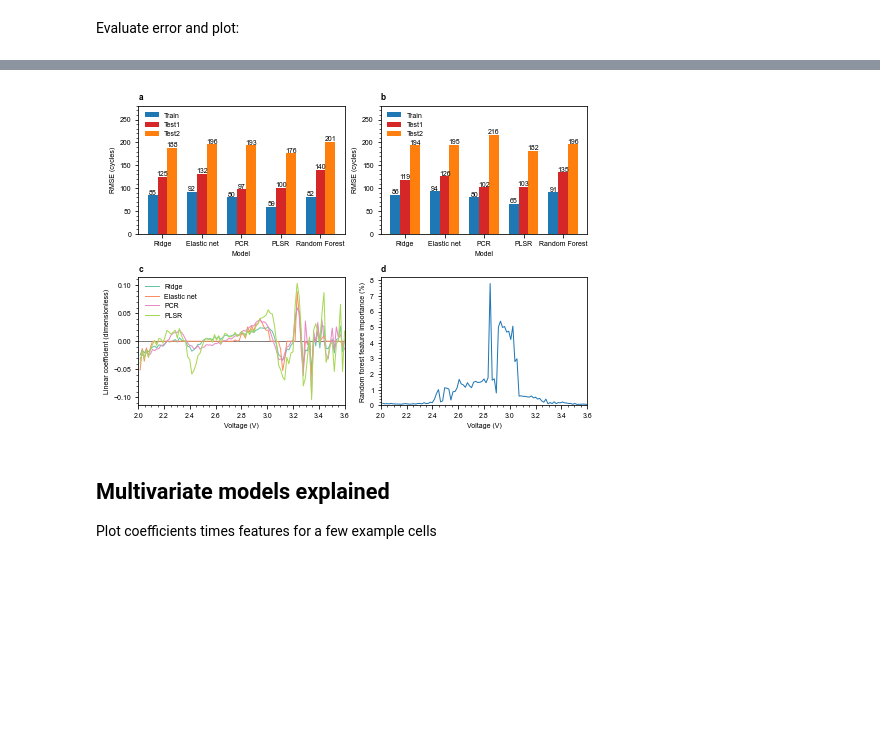
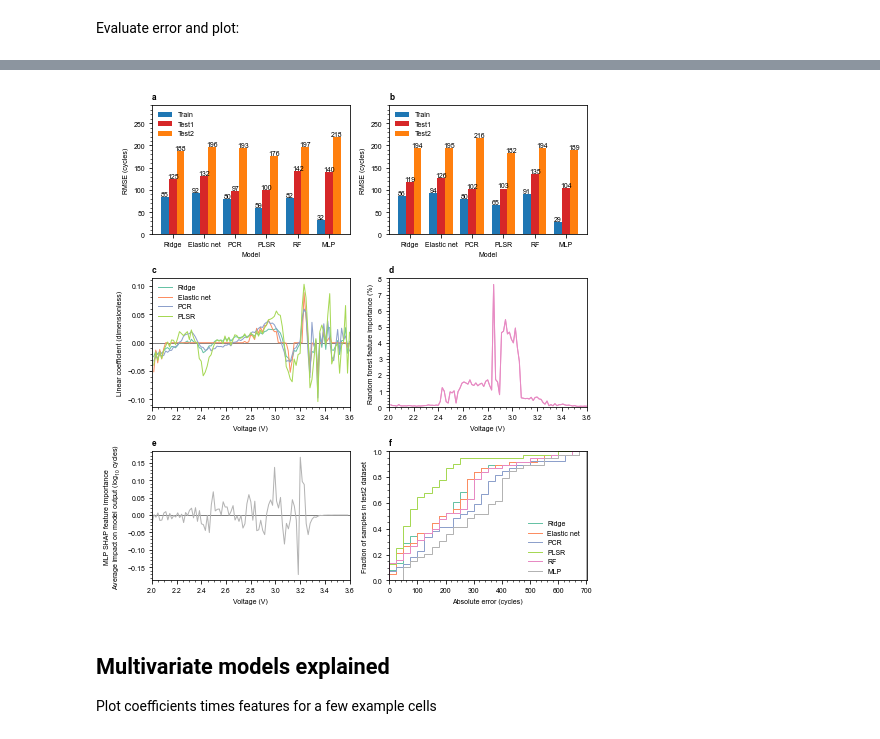
Before and after one commit to petermattia/revisit-severson-et-al, a Jupyter notebook: revisit-severson-et-al.ipynb, the cells around one changed output, grey strips where cells are left out. Cells and saved outputs as stored; diff of their text form; code cells hidden in the pictures; blank space fills up the shorter version.

Commit message:
Update with NN models
Add Kristens' files with some cleanup

```diff
--- a/revisit-severson-et-al.ipynb
+++ b/revisit-severson-et-al.ipynb
@@ -1434,7 +1443,8 @@ models = {
           'Elastic net': ElasticNetCV(l1_ratio=l1_ratios, cv=5, random_state=0, max_iter=100000),
           'PCR': make_pipeline(PCA(n_components=n_comp_pcr), LinearRegression()),
           'PLSR': PLSRegression(n_components=n_comp_plsr),
-          'Random Forest': RandomForestRegressor(**rf_random.best_params_)
+          'RF': RandomForestRegressor(**rf_random.best_params_),
+          'MLP': None
          }
 
 models_cycavg = {
@@ -1442,7 +1452,8 @@ models_cycavg = {
                  'Elastic net': ElasticNetCV(l1_ratio=l1_ratios, cv=5, random_state=0, max_iter=100000),
                  'PCR': make_pipeline(PCA(n_components=n_comp_pcr_cycavg), LinearRegression()),
                  'PLSR': PLSRegression(n_components=n_comp_plsr_cycavg, scale=False),
-                 'Random Forest': RandomForestRegressor(**rf_random_cycavg.best_params_)
+                 'RF': RandomForestRegressor(**rf_random_cycavg.best_params_),
+                 'MLP': None
                  }
 
 model_names = list(models.keys())
@@ -1448,0 +1462,2 @@ model_names = list(models.keys())
+# %%
+mlp_shap_results = np.genfromtxt(Path.cwd() / "nn_models" / "mlp_shap_results.csv")
@@ -1449,3 +1466,9 @@ model_names = list(models.keys())
+# %%
+with open(Path.cwd() / "nn_models" / 'mlp_predictions.json') as json_file:
+    mlp_predictions = json.load(json_file)
+
+with open(Path.cwd() / "nn_models" / 'mlp_predictions_cycavg.json') as json_file:
+    mlp_predictions_cycavg = json.load(json_file)
 # %% [markdown]
 Evaluate error and plot:
 # %%
@@ -1462,37 +1485,47 @@ RMSE_test2_cycavg = np.zeros((len(models), ))
 barWidth = 0.25
 
 # model colors
-model_colors = cm.get_cmap('Set2')([0, 1, 3, 4])
+model_colors = cm.get_cmap('Set2')([0, 1, 2, 4, 3, 7])
 
-fig, ax = plt.subplots(figsize=(fig_width_2col, 2 * fig_height),
-                       nrows = 2, ncols = 2)
+fig, ax = plt.subplots(figsize=(fig_width_2col, 3 * fig_height),
+                       nrows = 3, ncols = 2)
 ax = ax.ravel()
 
-for k in np.arange(4):
+for k in np.arange(6):
     ax[k].set_title(chr(97+k), loc='left', weight='bold')
 
 # Add y=0 lines
 ax[2].axhline(0, color='tab:gray')
-
+ax[4].axhline(0, color='tab:gray')
 
 for k, model_name in enumerate(models):
 
-    # Get model objects
-    model = models[model_name]
-    model_cycavg = models_cycavg[model_name]
+    if model_name != "MLP":
+        # Get model objects
+        model = models[model_name]
+        model_cycavg = models_cycavg[model_name]
 
-    # Fit models
-    model.fit(X_train_scaled, y_train)
-    model_cycavg.fit(X_train_scaled_cycavg, y_train)
+        # Fit models
+        model.fit(X_train_scaled, y_train)
+        model_cycavg.fit(X_train_scaled_cycavg, y_train)
 
-    # Predict on train and test sets
-    y_train_pred = model.predict(X_train_scaled)
-    y_test1_pred = model.predict(X_test1_scaled)
-    y_test2_pred = model.predict(X_test2_scaled)
+        # Predict on train and test sets
+        y_train_pred = model.predict(X_train_scaled)
+        y_test1_pred = model.predict(X_test1_scaled)
+        y_test2_pred = model.predict(X_test2_scaled)
 
-    y_train_pred_cycavg = model.predict(X_train_scaled_cycavg)
-    y_test1_pred_cycavg = model.predict(X_test1_scaled_cycavg)
-    y_test2_pred_cycavg = model.predict(X_test2_scaled_cycavg)
+        y_train_pred_cycavg = model.predict(X_train_scaled_cycavg)
+        y_test1_pred_cycavg = model.predict(X_test1_scaled_cycavg)
+        y_test2_pred_cycavg = model.predict(X_test2_scaled_cycavg)
+
+    else: # MLP model
+        y_train_pred = np.log10(mlp_predictions["train_pred"])
+        y_test1_pred = np.log10(mlp_predictions["test1_pred"])
+        y_test2_pred = np.log10(mlp_predictions["test2_pred"])
+
+        y_train_pred_cycavg = np.log10(mlp_predictions_cycavg["train_pred"])
+        y_test1_pred_cycavg = np.log10(mlp_predictions_cycavg["test1_pred"])
+        y_test2_pred_cycavg = np.log10(mlp_predictions_cycavg["test2_pred"])
 
     # Evaluate error
     RMSE_train[k], RMSE_test1[k], RMSE_test2[k] = get_RMSE_for_all_datasets(y_train_pred, y_test1_pred, y_test2_pred)
@@ -1517,7 +1550,14 @@ for k, model_name in enumerate(models):
         ax[2].plot(Vdlin[::freq], pcr_coefs, color=model_colors[k], label='PCR')
 
     if hasattr(model, 'feature_importances_'): # RF
-        ax[3].plot(Vdlin[::freq], 100 * model.feature_importances_)
+        ax[3].plot(Vdlin[::freq], 100 * model.feature_importances_,
+                  color=model_colors[4])
+
+    # test2 residuals
+    test2_abs_residuals = np.abs(np.power(10, y_test2) - np.power(10, y_test2_pred).T[0])
+    ax[5].hist(test2_abs_residuals, density=True, cumulative=True, histtype='step',
+               bins=np.linspace(0, 700, 29), color=model_colors[k])
+    ax[5].plot(0, 0, label=model_name, color=model_colors[k])
 
 # Plot error
 x = np.arange(len(models))  # the label locations
@@ -1529,7 +1569,7 @@ ax[0].bar(x + width, RMSE_test2, width, color='tab:orange', label='Test2')
 ax[0].set_xticks(x)
 ax[0].set_xticklabels(models)
 ax[0].tick_params(axis='x', which='minor', bottom=False)
-ax[0].set_ylim([0, 280])
+ax[0].set_ylim([0, 290])
 
 ax[1].bar(x - width, RMSE_train_cycavg, width, color='tab:blue', label='Train')
 ax[1].bar(x, RMSE_test1_cycavg, width, color='tab:red', label='Test1')
@@ -1537,7 +1577,7 @@ ax[1].bar(x + width, RMSE_test2_cycavg, width, color='tab:orange', label='Test2'
 ax[1].set_xticks(x)
 ax[1].set_xticklabels(models)
 ax[1].tick_params(axis='x', which='minor', bottom=False)
-ax[1].set_ylim([0, 280])
+ax[1].set_ylim([0, 290])
 
 # Add labels to bar plots
 text_offset = 2
@@ -1556,23 +1596,30 @@ for k in x:
     ax[1].text(k + width, RMSE_test2_cycavg[k] + text_offset,
                f'{RMSE_test2_cycavg[k]:.0f}', color='k', ha='center')
 
+ax[4].plot(Vdlin[::-10], mlp_shap_results, color=model_colors[5])
 
 ax[0].legend(loc='upper left')
 ax[1].legend(loc='upper left')
 ax[2].legend()
+ax[5].legend(loc='lower right')
 
 ax[0].set_xlabel('Model')
 ax[1].set_xlabel('Model')
-for k in [2, 3]:
+for k in [2, 3, 4]:
     ax[k].set_xlabel('Voltage (V)')
     ax[k].set_xlim([2.0, 3.6])
+ax[5].set_xlabel('Absolute error (cycles)')
 
 ax[3].set_ylim(bottom=0)
+ax[5].set_xlim(left=-1, right=701)
+ax[5].set_ylim(bottom=0, top=1)
 
 ax[0].set_ylabel('RMSE (cycles)')
 ax[1].set_ylabel('RMSE (cycles)')
 ax[2].set_ylabel('Linear coefficient (dimensionless)')
 ax[3].set_ylabel('Random forest feature importance (%)')
+ax[4].set_ylabel('MLP SHAP feature importance\nAverage impact on model output (log$_{10}$ cycles)')
+ax[5].set_ylabel('Fraction of samples in test2 dataset')
 
 plt.tight_layout()
 plt.savefig(figpath / 'fig8_multivariate.eps', format='eps')
@@ -1594,4 +1644,4 @@ Random Forest RMSE, cycavg: Train=91 cyc, Test1=135 cyc, Test2=196 cyc
-[figure, old version]
+[figure, new version]
 # %% [markdown]
 ## Multivariate models explained
 
```
Also changed, not shown: parts of 16 cells of this notebook, 20 other files.
